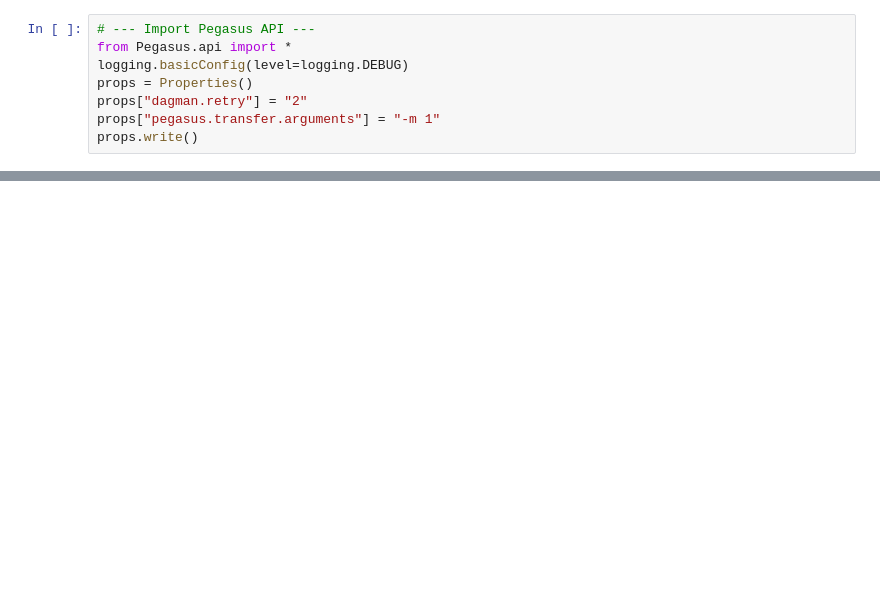
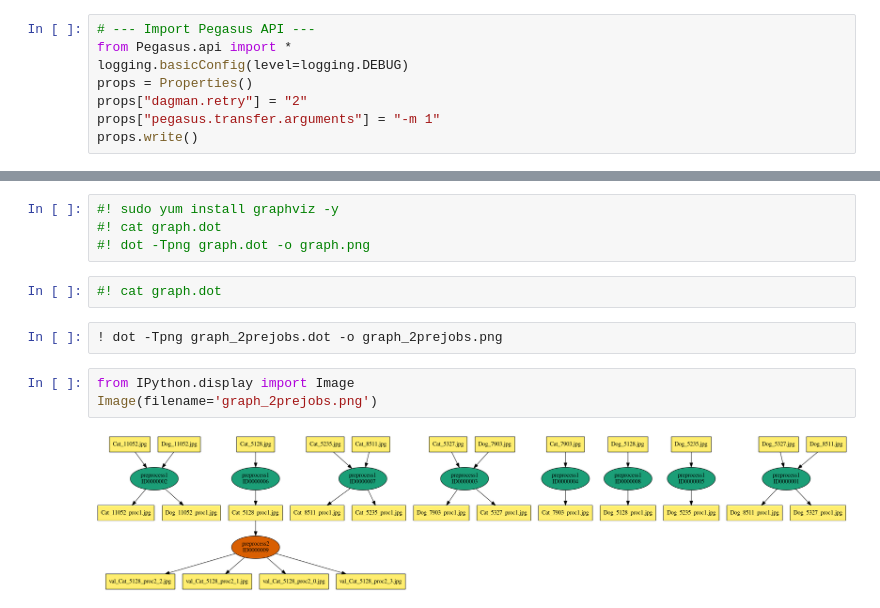
Before and after one commit to mslovett21/catdog-pytorch-wf, a Jupyter notebook: wf-final.ipynb, the cells around one changed output, grey strips where cells are left out. Cells and saved outputs as stored; diff of their text form; blank space fills up the shorter version.

```diff
--- a/wf-final.ipynb
+++ b/wf-final.ipynb
@@ -199,0 +207,13 @@ Summary                       : /home/scitech/shared-data/pegasus-catdog-wf-mast
+# %%
+#! sudo yum install graphviz -y
+#! cat graph.dot
+#! dot -Tpng graph.dot -o graph.png
+# %%
+#! cat graph.dot
+# %%
+! dot -Tpng graph_2prejobs.dot -o graph_2prejobs.png
+# %%
+from IPython.display import Image
+Image(filename='graph_2prejobs.png')
+# %% [output]
+[figure, added]
```
Also changed, not shown: parts of 20 cells of this notebook, 3 other files.
